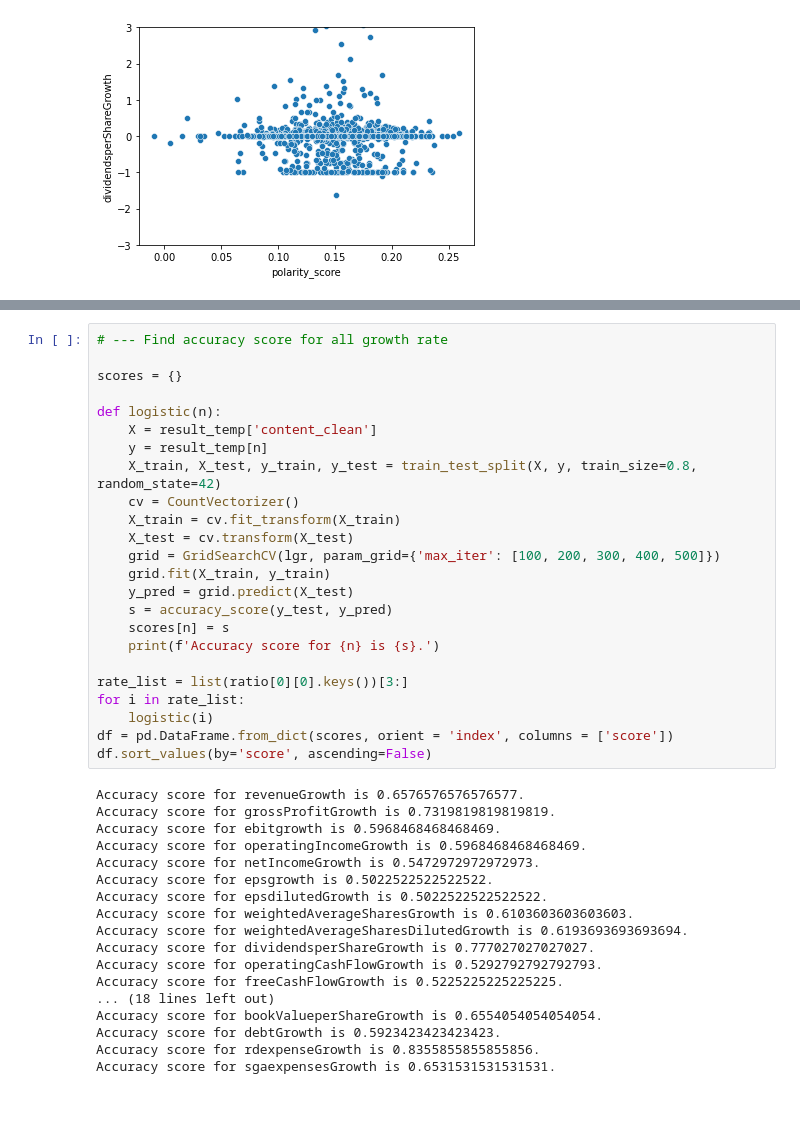
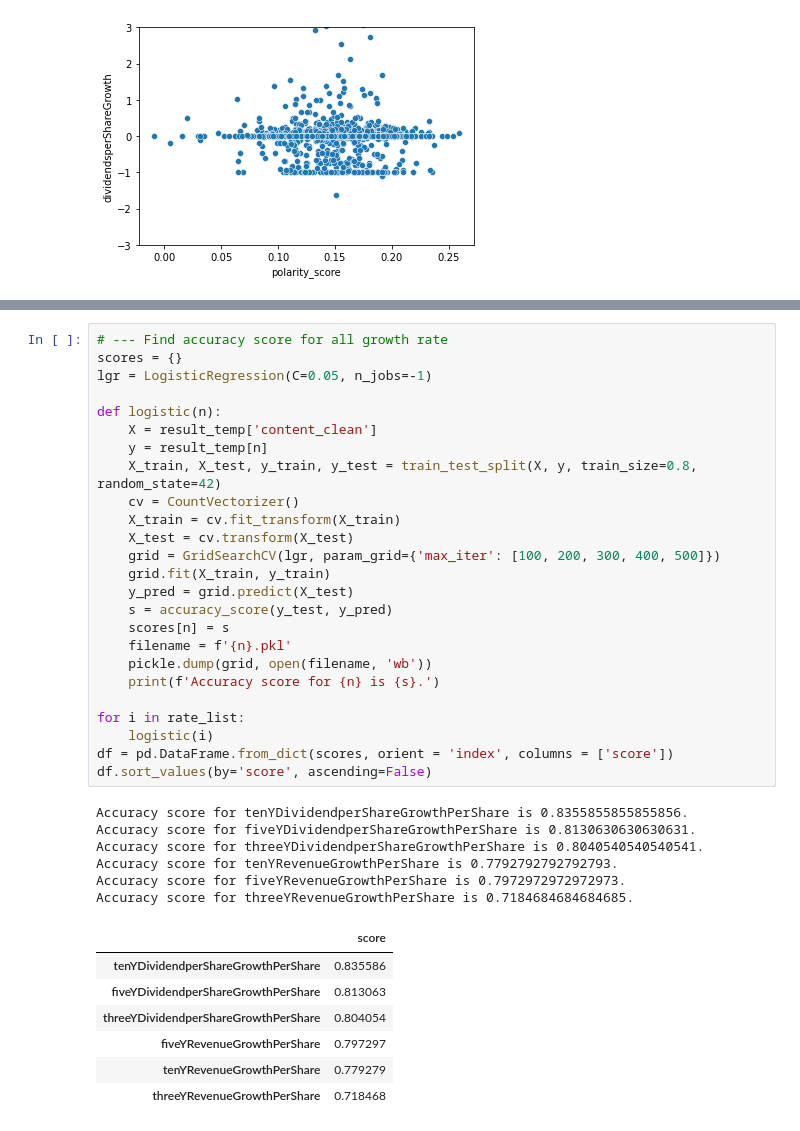
Before and after one commit to tommy200401/Monitus, a Jupyter notebook: earnings_report.ipynb, the cells around one changed output, grey strips where cells are left out. Drawn from its saved outputs; the diff is of its cells as text; blank space fills up the shorter version.

```diff
--- a/earnings_report.ipynb
+++ b/earnings_report.ipynb
@@ -445,45 +394,42 @@ result_temp
 # %%
 # --- Find accuracy score for all growth rate
-
 scores = {}
+lgr = LogisticRegression(C=0.05, n_jobs=-1)
 
 def logistic(n):
     X = result_temp['content_clean']
     y = result_temp[n]
     X_train, X_test, y_train, y_test = train_test_split(X, y, train_size=0.8, random_state=42)
     cv = CountVectorizer()
     X_train = cv.fit_transform(X_train)
     X_test = cv.transform(X_test)
     grid = GridSearchCV(lgr, param_grid={'max_iter': [100, 200, 300, 400, 500]})
     grid.fit(X_train, y_train)
     y_pred = grid.predict(X_test)
     s = accuracy_score(y_test, y_pred)
     scores[n] = s
+    filename = f'{n}.pkl'
+    pickle.dump(grid, open(filename, 'wb'))
     print(f'Accuracy score for {n} is {s}.')
 
-rate_list = list(ratio[0][0].keys())[3:]
 for i in rate_list:
     logistic(i)
 df = pd.DataFrame.from_dict(scores, orient = 'index', columns = ['score'])
 df.sort_values(by='score', ascending=False)
 # %% [output]
-Accuracy score for revenueGrowth is 0.6576576576576577.
-Accuracy score for grossProfitGrowth is 0.7319819819819819.
-Accuracy score for ebitgrowth is 0.5968468468468469.
-Accuracy score for operatingIncomeGrowth is 0.5968468468468469.
-Accuracy score for netIncomeGrowth is 0.5472972972972973.
-Accuracy score for epsgrowth is 0.5022522522522522.
-Accuracy score for epsdilutedGrowth is 0.5022522522522522.
-Accuracy score for weightedAverageSharesGrowth is 0.6103603603603603.
-Accuracy score for weightedAverageSharesDilutedGrowth is 0.6193693693693694.
-Accuracy score for dividendsperShareGrowth is 0.777027027027027.
-Accuracy score for operatingCashFlowGrowth is 0.5292792792792793.
-Accuracy score for freeCashFlowGrowth is 0.5225225225225225.
-... (18 lines left out)
-Accuracy score for bookValueperShareGrowth is 0.6554054054054054.
-Accuracy score for debtGrowth is 0.5923423423423423.
-Accuracy score for rdexpenseGrowth is 0.8355855855855856.
-Accuracy score for sgaexpensesGrowth is 0.6531531531531531.
+Accuracy score for tenYDividendperShareGrowthPerShare is 0.8355855855855856.
+Accuracy score for fiveYDividendperShareGrowthPerShare is 0.8130630630630631.
+Accuracy score for threeYDividendperShareGrowthPerShare is 0.8040540540540541.
+Accuracy score for tenYRevenueGrowthPerShare is 0.7792792792792793.
+Accuracy score for fiveYRevenueGrowthPerShare is 0.7972972972972973.
+Accuracy score for threeYRevenueGrowthPerShare is 0.7184684684684685.
+|  | score |
+| tenYDividendperShareGrowthPerShare | 0.835586 |
+| fiveYDividendperShareGrowthPerShare | 0.813063 |
+| threeYDividendperShareGrowthPerShare | 0.804054 |
+| fiveYRevenueGrowthPerShare | 0.797297 |
+| tenYRevenueGrowthPerShare | 0.779279 |
+| threeYRevenueGrowthPerShare | 0.718468 |
 # %%
 df = pd.DataFrame.from_dict(scores, orient = 'index', columns = ['score'])
 df.sort_values(by='score', ascending=False)
```
Also changed, not shown: parts of 23 cells of this notebook, 15 other files.
